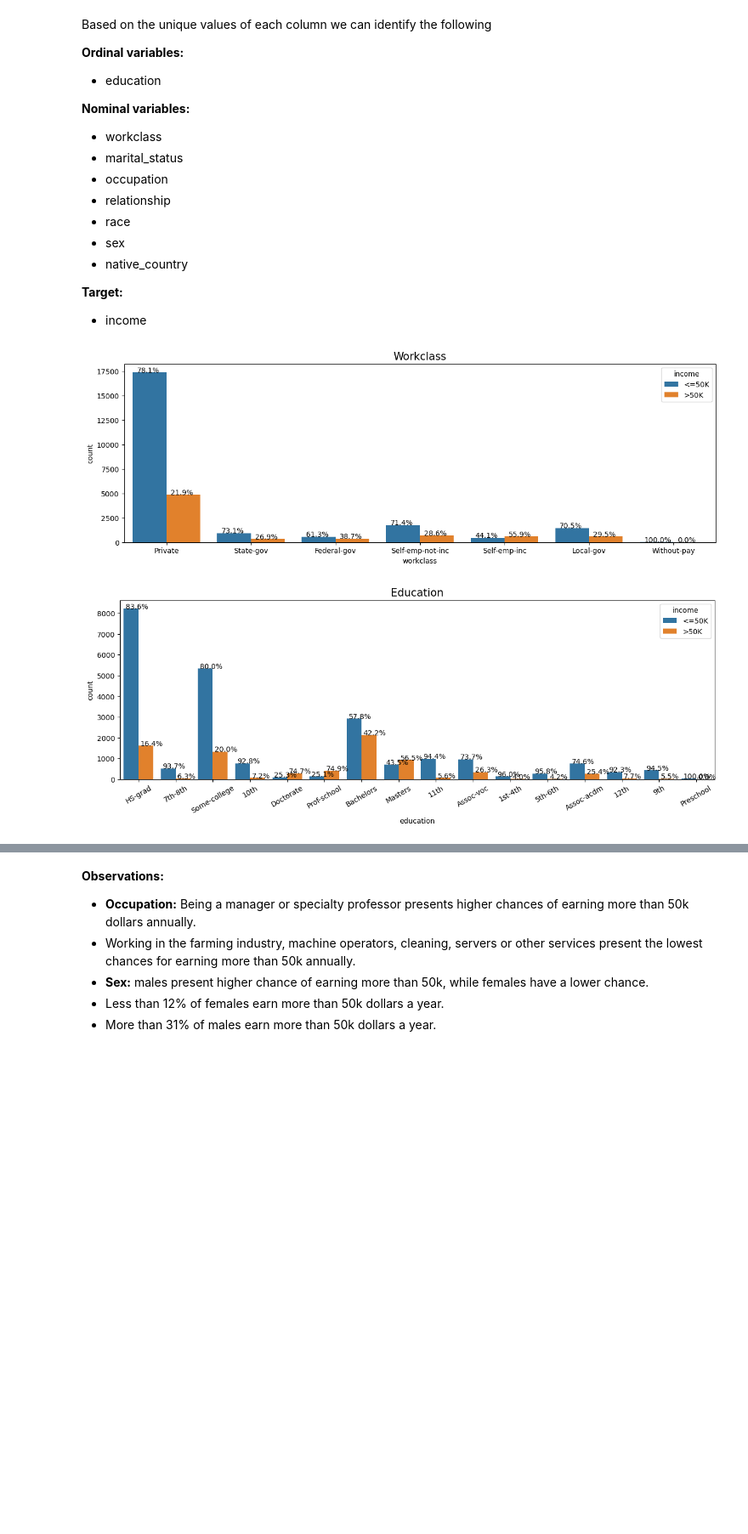
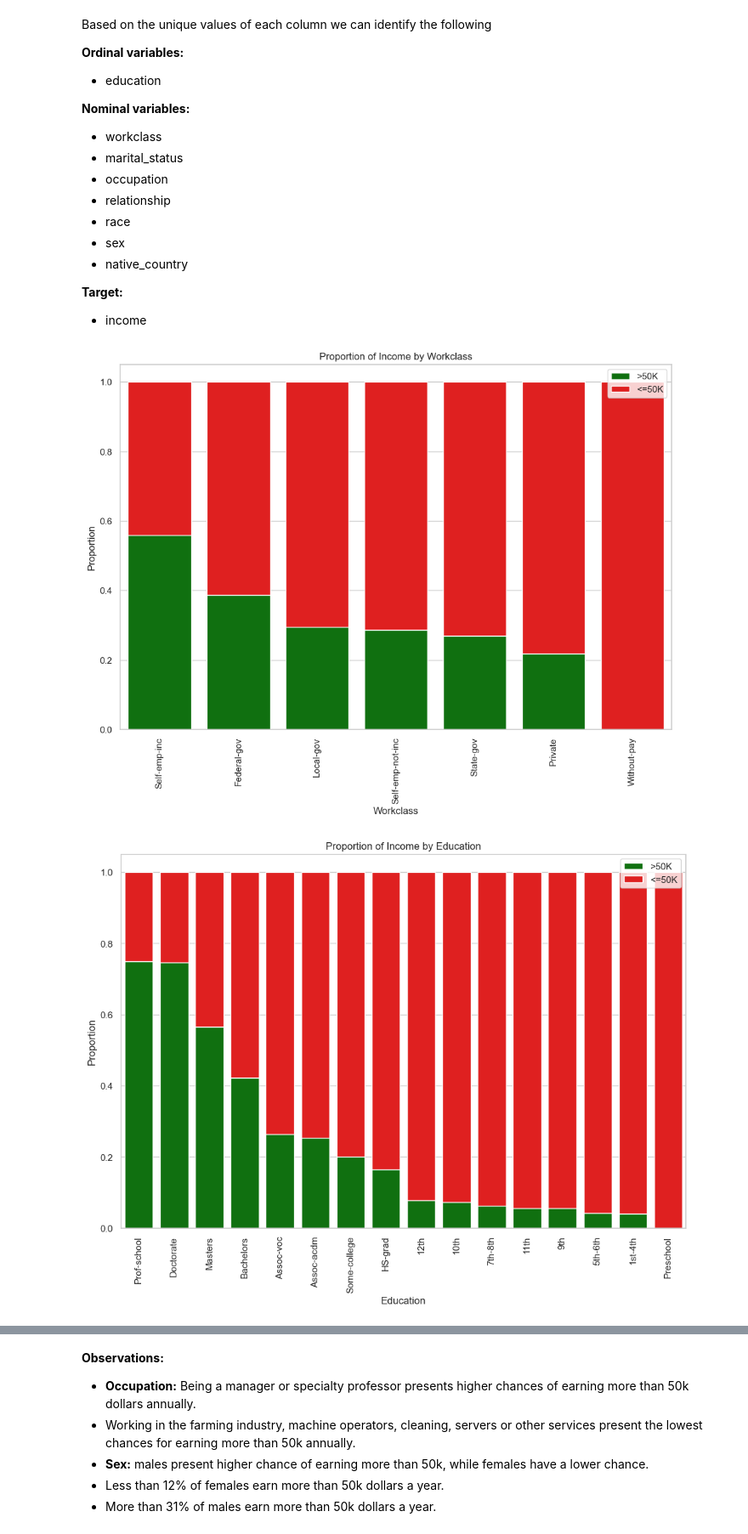
Before and after one commit to ErnieSumoso/data-analysis, a Jupyter notebook: 12-Salary-income-variables-EDA.ipynb, the cells around one changed output, grey strips where cells are left out. Shown at 85% size. Saved outputs shown, nothing was run; the diff lists cells and outputs as text; code cells hidden in the pictures; blank space fills up the shorter version.

```diff
--- a/12-Salary-income-variables-exploration.ipynb
+++ b/12-Salary-income-variables-EDA.ipynb
@@ -548,23 +538,42 @@ def plot_percentages(plot, feature, num_cats, num_hue_cats=2):
-# %%
-# plot categorical variable 'workclass' against our target 'income'
-plt.figure(figsize=(15, 10))
-plt.subplot(2,1,1)
-plt.title('Workclass', fontdict={'fontsize':15})
-cat_var = df['workclass']
-countplot = sns.countplot(x=cat_var, hue=df['income'])
-plot_percentages(countplot, cat_var, cat_var.nunique())
-
-# plot categorical variable 'education' against 'income'
-plt.figure(figsize=(15, 10))
-plt.subplot(2,1,2)
-plt.title('Education', fontdict={'fontsize':15})
-cat_var = df['education']
-countplot = sns.countplot(x=cat_var, hue=df['income'])
-countplot.set_xticklabels(countplot.get_xticklabels(), rotation=30)
-plot_percentages(countplot, cat_var, cat_var.nunique())
-# %% [output]
-[figure, removed]
-[figure, removed]
+# %%
+# define a function that returns the income target grouped by a certain categorical variable from our dataset
+def get_income_by_categorical_variable(df, cat_var):
+    income_by_cat_var = df.groupby([cat_var, 'income']).size().unstack(fill_value=0)
+
+    income_by_cat_var['>50K'] = income_by_cat_var['>50K'] / (income_by_cat_var['>50K'] + income_by_cat_var['<=50K'])
+    income_by_cat_var['<=50K'] = 1 - income_by_cat_var['>50K']
+
+    return income_by_cat_var.sort_values(by='>50K', ascending=False)
+
+# defines a function that plots a stacked bar plot using Seaborn and our income grouped by any categorical variable
+def plot_income_by_categorical_variable(income_by_cat_var, cat_var_label):
+    plt.figure(figsize=(12, 8))
+    sns.set(style='whitegrid')
+
+    sns.barplot(x=income_by_cat_var.index, y=income_by_cat_var['>50K'], color='green', label='>50K')
+    sns.barplot(x=income_by_cat_var.index, y=income_by_cat_var['<=50K'], color='red', bottom=income_by_cat_var['>50K'], label='<=50K')
+
+    plt.title('Proportion of Income by ' + cat_var_label)
+    plt.xlabel(cat_var_label)
+    plt.ylabel('Proportion')
+    plt.legend()
+    plt.xticks(rotation=90)  # Rotate x-axis labels for better readability
+    plt.show()
+# %%
+# group 'income' by value of 'workclass'
+income_by_relationship = get_income_by_categorical_variable(df, 'workclass')
+
+# plot categorical variable 'workclass' against 'income'
+plot_income_by_categorical_variable(income_by_relationship, 'Workclass')
+
+# group 'income' by value of 'education'
+income_by_relationship = get_income_by_categorical_variable(df, 'education')
+
+# plot categorical variable 'education' against 'income'
+plot_income_by_categorical_variable(income_by_relationship, 'Education')
+# %% [output]
+[figure, added]
+[figure, added]
 # %% [markdown]
 __Observations:__
 - __Education:__ most individuals earning less than 50k dollars are High School graduates, college graduates or bachelors.
```
Also changed, not shown: parts of 18 cells of this notebook.
